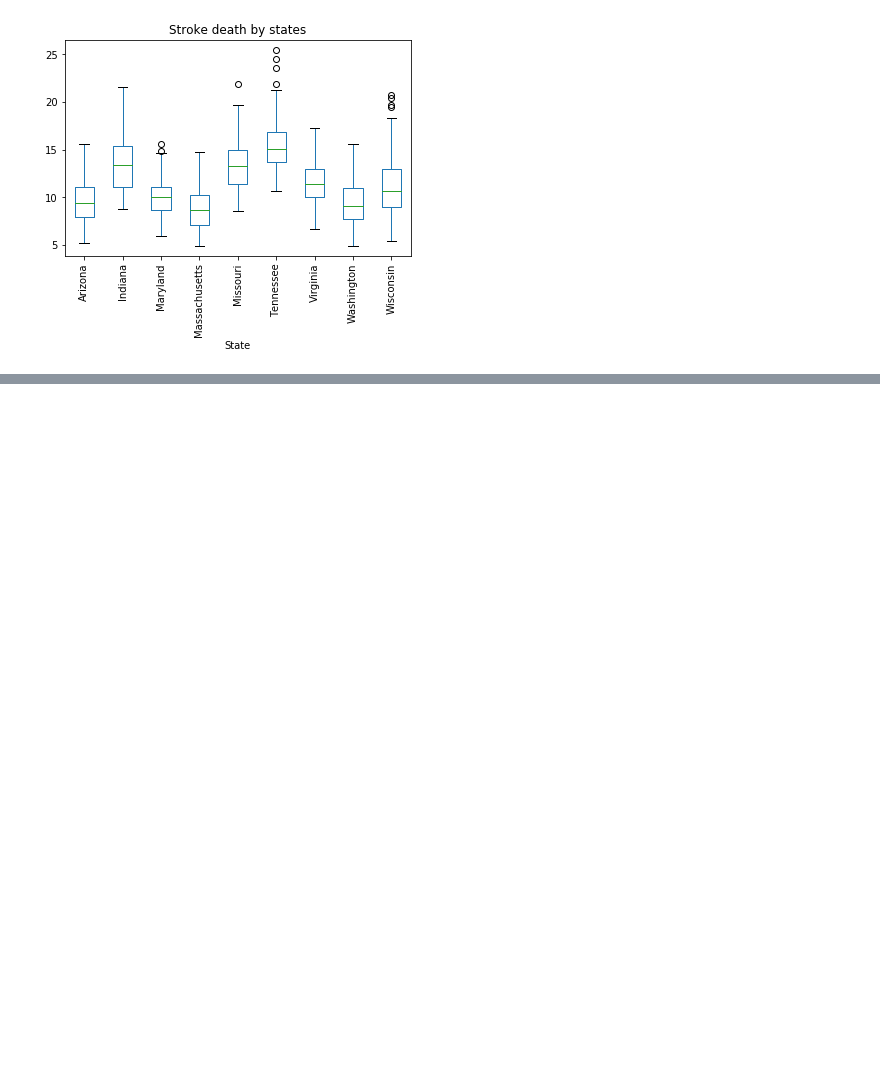
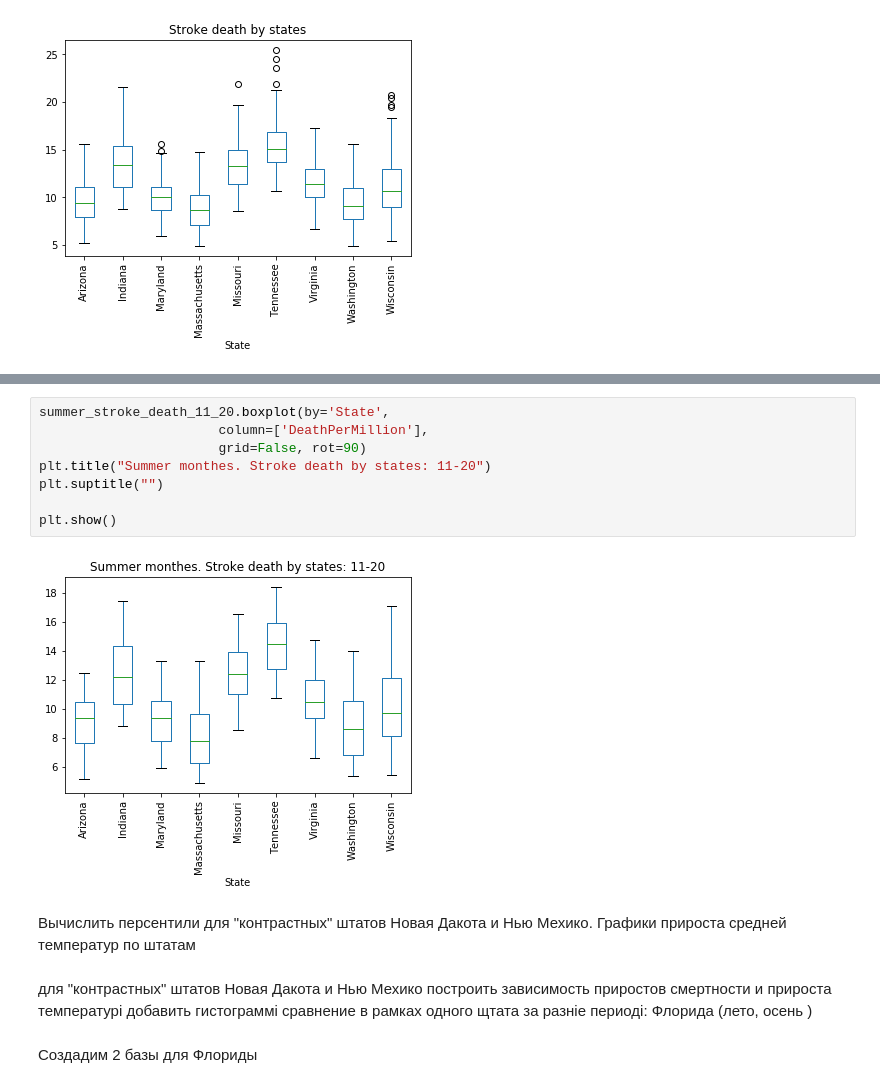
Before and after one commit to vlnik-belyaev/CDC_stat, a Jupyter notebook: CDC_heat_influence/Draft version.ipynb, the cells around one changed output, grey strips where cells are left out. Saved outputs shown, nothing was run; the diff lists cells and outputs as text; blank space fills up the shorter version.

```diff
--- a/CDC_heat_influence/Draft version.ipynb
+++ b/CDC_heat_influence/Draft version.ipynb
@@ -442,0 +471,18 @@ plt.show()
+# %%
+summer_stroke_death_11_20.boxplot(by='State',
+                       column=['DeathPerMillion'],
+                       grid=False, rot=90)
+plt.title("Summer monthes. Stroke death by states: 11-20")
+plt.suptitle("")
+
+plt.show()
+# %% [output]
+[figure, added]
+# %% [markdown]
+Вычислить персентили для "контрастных" штатов Новая Дакота и  Нью Мехико. Графики прироста средней температур по штатам
+# %% [markdown]
+для "контрастных" штатов Новая Дакота и  Нью Мехико построить зависимость приростов смертности и прироста температурі
+добавить гистограммі
+сравнение в рамках одного щтата за разніе периоді: Флорида (лето, осень )
+# %% [markdown]
+Создадим 2 базы для Флориды
```
Also changed, not shown: parts of 13 cells of this notebook.
